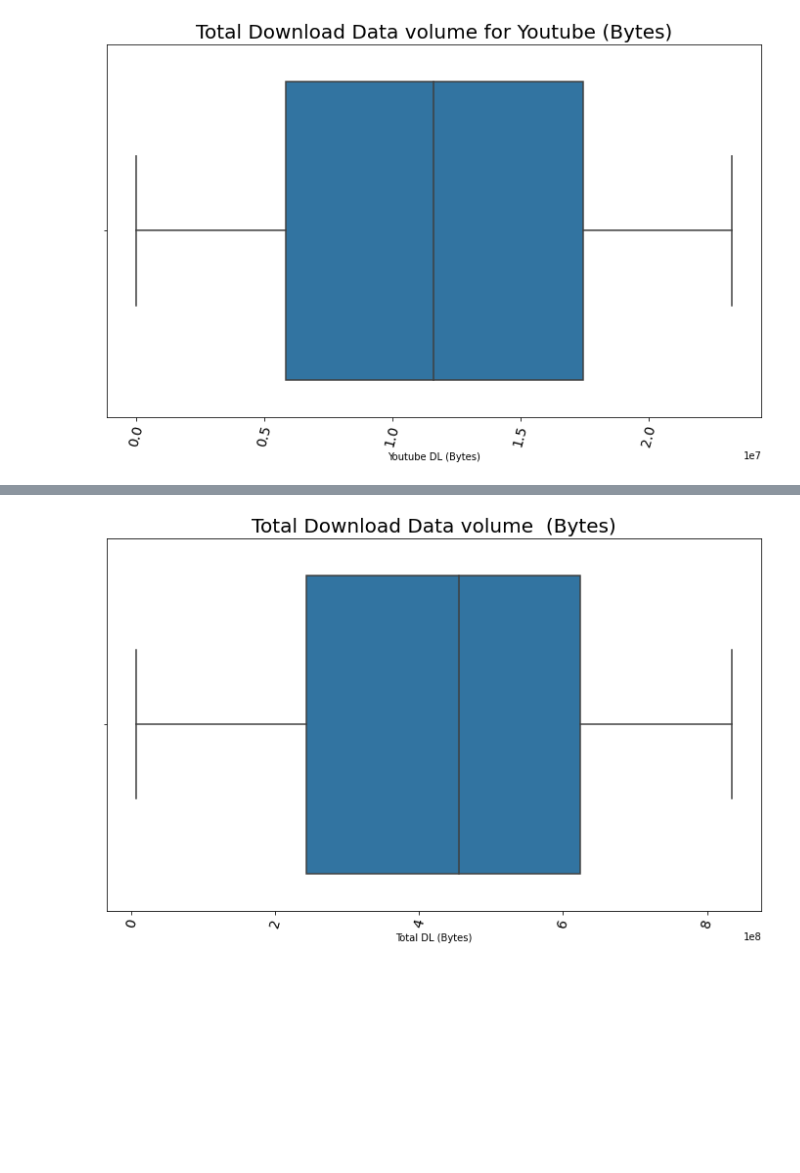
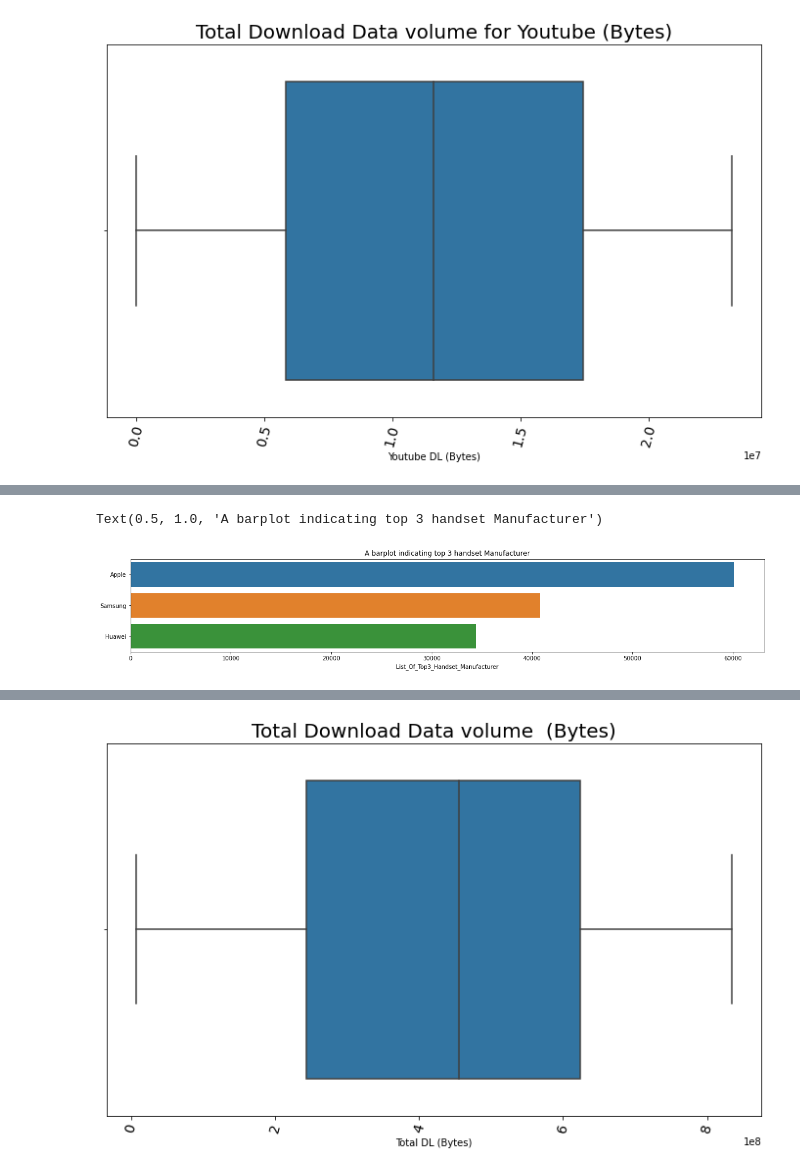
Before and after one commit to Caphace-Ethan/Telecom-User-Data-Analysis, a Jupyter notebook: notebooks/Data_Exploratory_Analysis.ipynb, the cells around one changed output, grey strips where cells are left out. Cells and saved outputs as stored; diff of their text form; code cells hidden in the pictures; blank space fills up the shorter version.

```diff
--- a/notebooks/Data_Exploratory_Analysis.ipynb
+++ b/notebooks/Data_Exploratory_Analysis.ipynb
@@ -560,2 +492,10 @@ Name: Handset Manufacturer, dtype: object]
+# %%
+plt.figure(figsize=(20,3))
+sns.barplot(y = top_Handset_manufact[:3].index, x = top_Handset_manufact[:3])
+plt.xlabel('List_Of_Top3_Handset_Manufacturer')
+plt.title('A barplot indicating top 3 handset Manufacturer')
+# %% [output]
+Text(0.5, 1.0, 'A barplot indicating top 3 handset Manufacturer')
+[figure, added]
 # %% [markdown]
 #### Top 5 Handset  per Top 3 Handset Manufacturers
```
Also changed, not shown: parts of 29 cells of this notebook.
